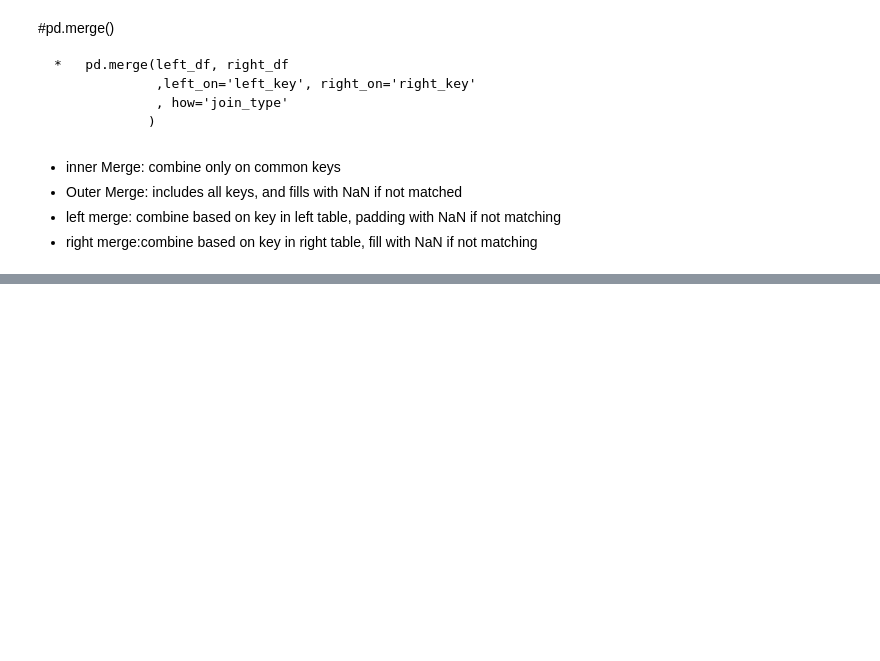
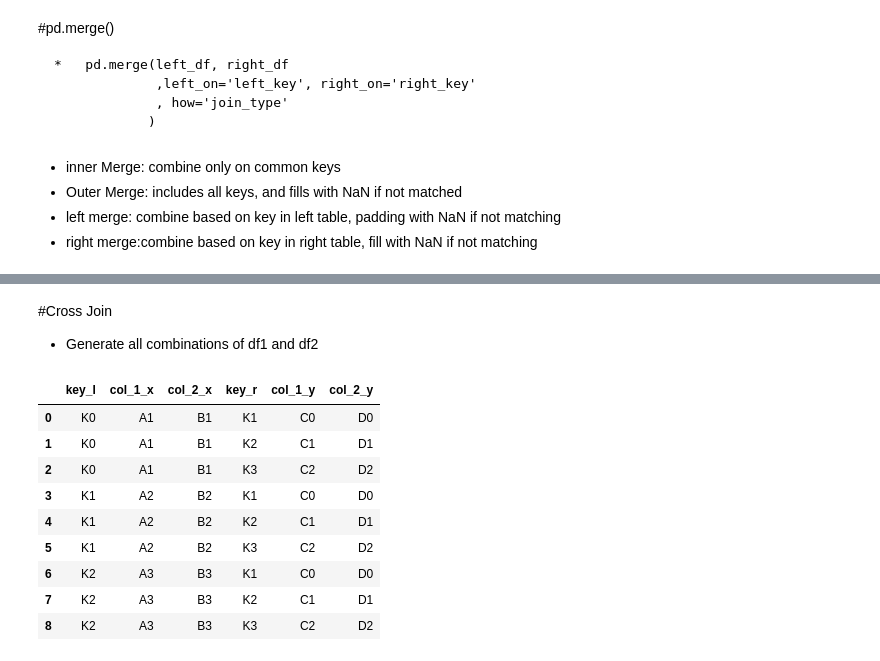
Before and after one commit to sokhan1/Introduction-to-data-analysts, a Jupyter notebook: 3_08_combine.ipynb, the cells around one changed output, grey strips where cells are left out. Drawn from its saved outputs; the diff is of its cells as text; code cells hidden in the pictures; blank space fills up the shorter version.

```diff
--- a/3_08_combine.ipynb
+++ b/3_08_combine.ipynb
@@ -52,3 +52,16 @@ df1
 *   Outer Merge: includes all keys, and fills with NaN if not matched
 *   left merge: combine based on key in left table, padding with NaN if not matching
 *   right merge:combine based on key in right table, fill with NaN if not matching
+# %%
+import pandas as pd
+
+left = pd.DataFrame({
+    'key_l': ['K0', 'K1', 'K2'],
+    'col_1': ['A1', 'A2', 'A3'],
+    'col_2': ['B1', 'B2', 'B3']
+})
+right = pd.DataFrame({
+    'key_r': ['K1', 'K2', 'K3'],
+    'col_1': ['C0', 'C1', 'C2'],
+    'col_2': ['D0', 'D1', 'D2']
+})
@@ -54,0 +140,23 @@ df1
+# %% [markdown]
+#Cross Join
+
+
+
+*   Generate all combinations of df1 and df2
+# %%
+merged = pd.merge(left, right
+                  #,left_on = 'key_l', right_on='key_r'
+                  , how='cross'
+                  )
+merged
+# %% [output]
+|  | key_l | col_1_x | col_2_x | key_r | col_1_y | col_2_y |
+| 0 | K0 | A1 | B1 | K1 | C0 | D0 |
+| 1 | K0 | A1 | B1 | K2 | C1 | D1 |
+| 2 | K0 | A1 | B1 | K3 | C2 | D2 |
+| 3 | K1 | A2 | B2 | K1 | C0 | D0 |
+| 4 | K1 | A2 | B2 | K2 | C1 | D1 |
+| 5 | K1 | A2 | B2 | K3 | C2 | D2 |
+| 6 | K2 | A3 | B3 | K1 | C0 | D0 |
+| 7 | K2 | A3 | B3 | K2 | C1 | D1 |
+| 8 | K2 | A3 | B3 | K3 | C2 | D2 |
```
Also changed, not shown: parts of 7 cells of this notebook.
